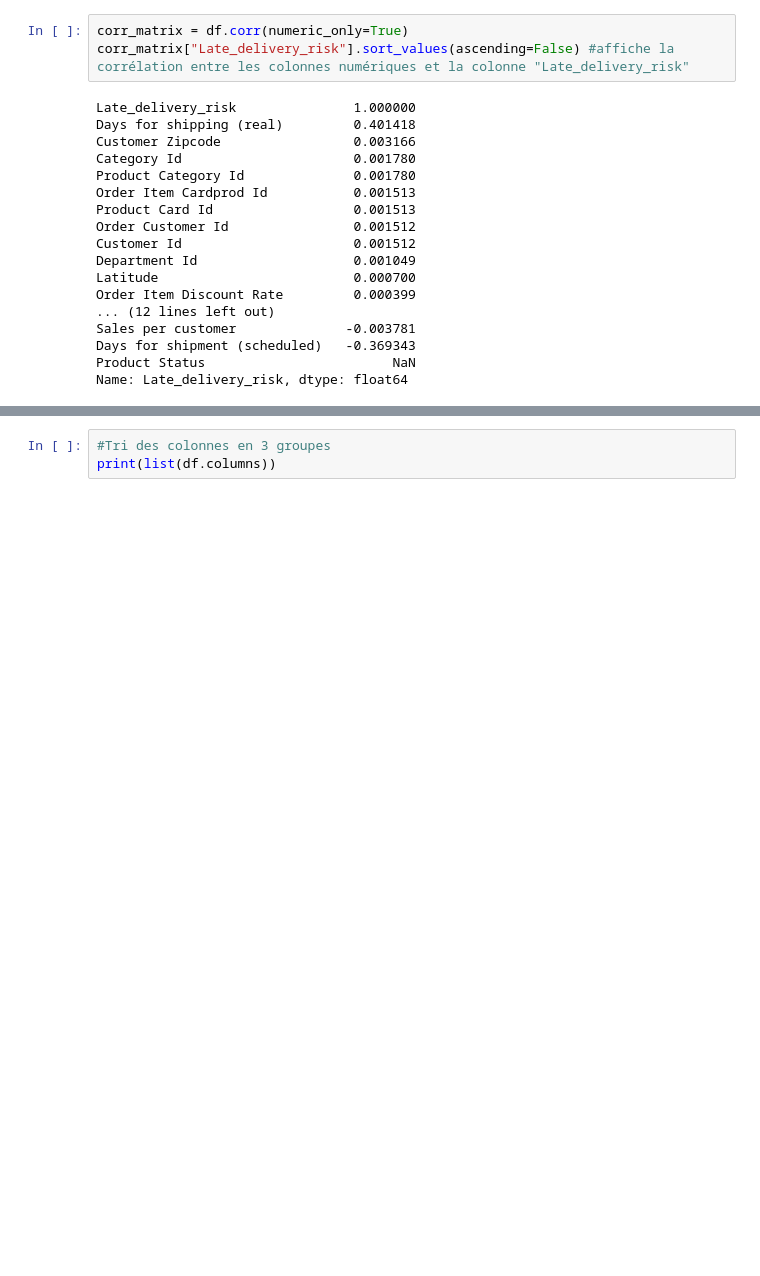
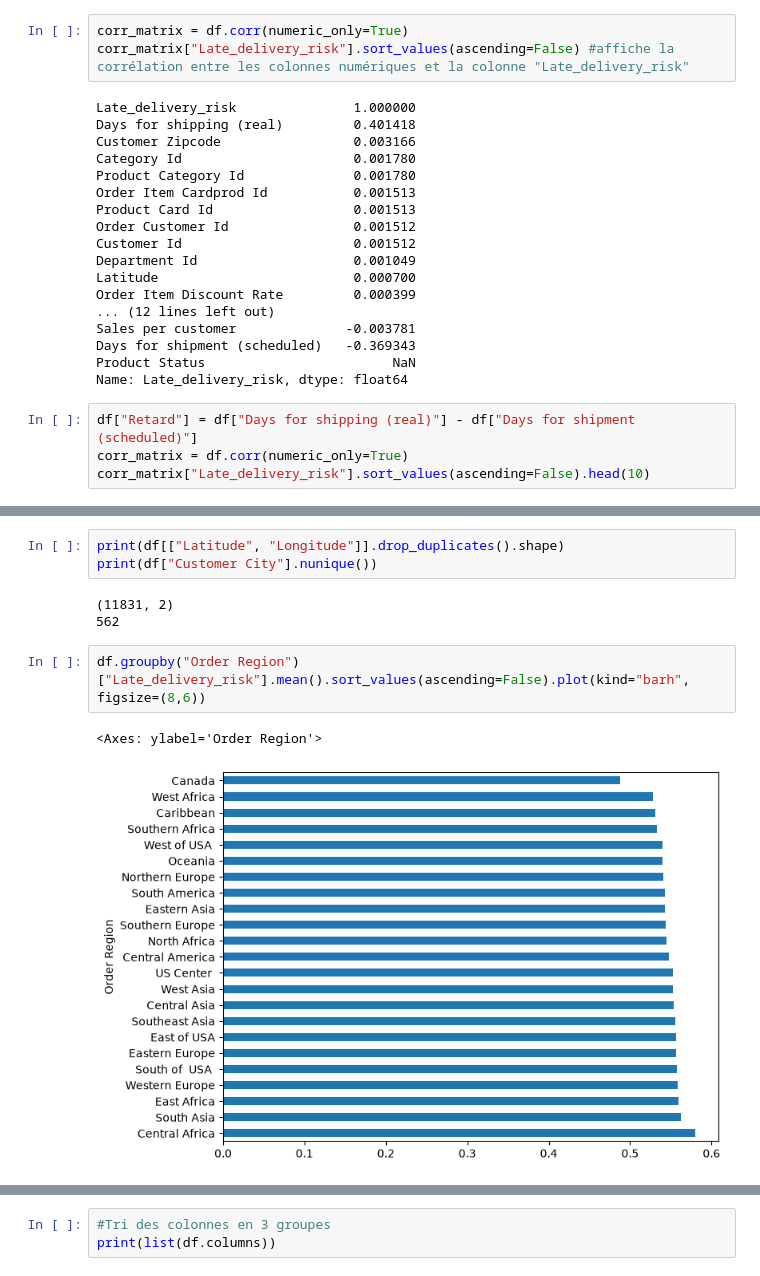
Before and after one commit to Nogarrr/Project-Supply-Chain, a Jupyter notebook: notebook_EDA_Supplychain.ipynb, the cells around one changed output, grey strips where cells are left out. Cells and saved outputs as stored; diff of their text form; blank space fills up the shorter version.

```diff
--- a/notebook_EDA_Supplychain.ipynb
+++ b/notebook_EDA_Supplychain.ipynb
@@ -163,3 +178,7 @@ Sales per customer              -0.003781
 Days for shipment (scheduled)   -0.369343
 Product Status                        NaN
 Name: Late_delivery_risk, dtype: float64
+# %%
+df["Retard"] = df["Days for shipping (real)"] - df["Days for shipment (scheduled)"]
+corr_matrix = df.corr(numeric_only=True)
+corr_matrix["Late_delivery_risk"].sort_values(ascending=False).head(10)
@@ -165,0 +197,11 @@ Name: Late_delivery_risk, dtype: float64
+# %%
+print(df[["Latitude", "Longitude"]].drop_duplicates().shape)
+print(df["Customer City"].nunique())
+# %% [output]
+(11831, 2)
+562
+# %%
+df.groupby("Order Region")["Late_delivery_risk"].mean().sort_values(ascending=False).plot(kind="barh", figsize=(8,6))
+# %% [output]
+<Axes: ylabel='Order Region'>
+[figure, added]
```
Also changed, not shown: parts of 11 cells of this notebook.
